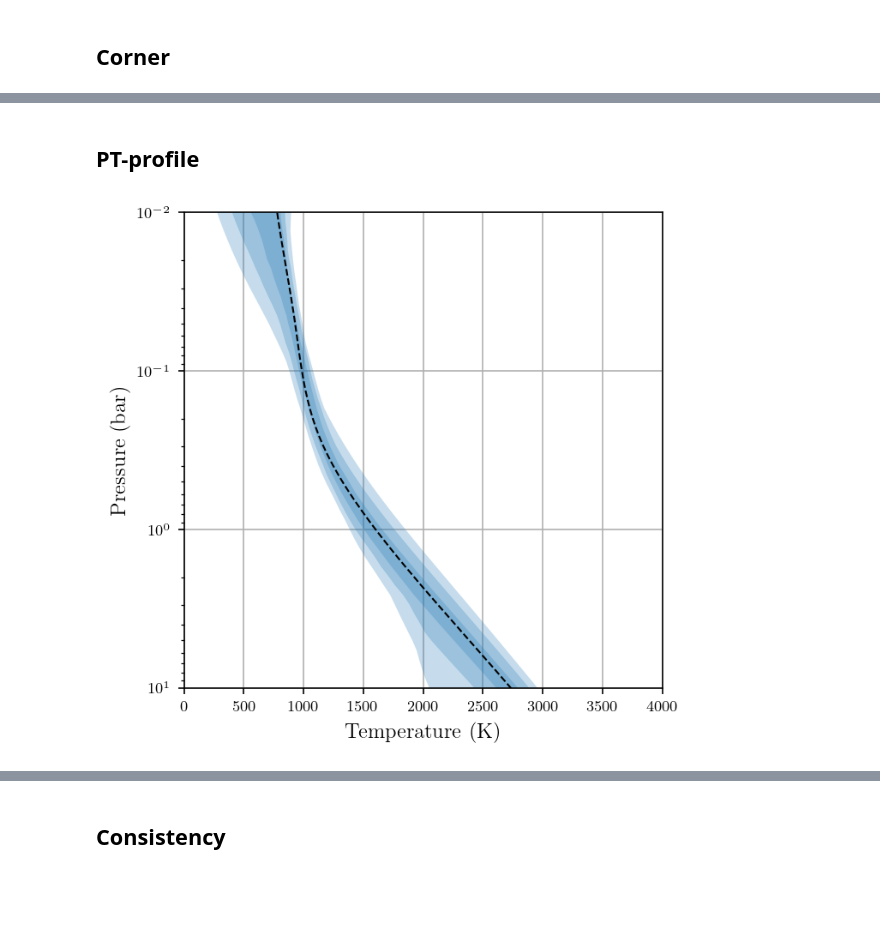
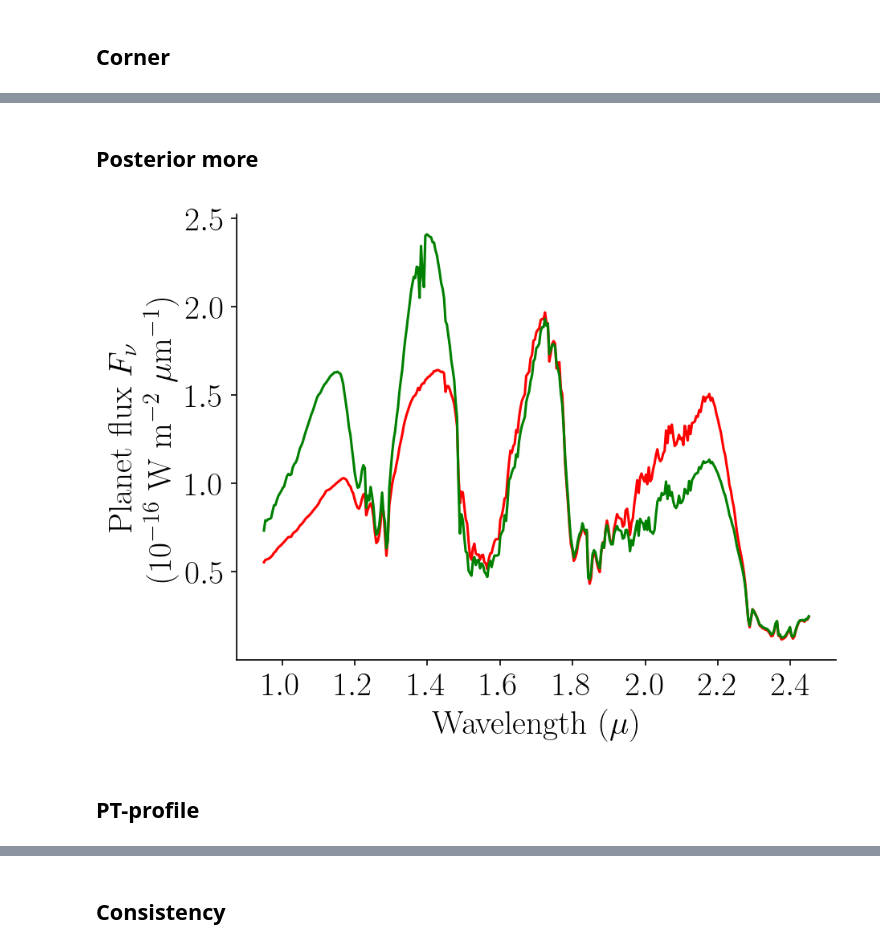
Before and after one commit to MalAstronomy/sbi-ear, a Jupyter notebook: eval.ipynb, the cells around one changed output, grey strips where cells are left out. Saved outputs shown, nothing was run; the diff lists cells and outputs as text; code cells hidden in the pictures; blank space fills up the shorter version.

```diff
--- a/eval.ipynb
+++ b/eval.ipynb
@@ -88,0 +381,2 @@ mark_point(fig, theta_star)
+# %% [markdown]
+## Posterior more
@@ -88,0 +387,22 @@ mark_point(fig, theta_star)
+# %%
+theta1, x1 = testset[505]
+theta2, x2 = testset[506]
+# %%
+fig, ax = plt.subplots()
+ax.plot(wlength, x1, color='red', label = r'$x_\textnormal{obs}$', linewidth= 1.5) #x*+$\epsilon$
+ax.plot(wlength, x2, color='green', label = r'$x_\textnormal{obs}$', linewidth= 1.5)
+ax.spines.right.set_visible(False)
+ax.spines.top.set_visible(False)
+
+# Only show ticks on the left and bottom spines
+ax.yaxis.set_ticks_position('left')
+ax.xaxis.set_ticks_position('bottom')
+
+plt.xlabel('Wavelength ($\mu$)', fontsize = 20)
+plt.ylabel(r'Planet flux $F_\nu$' '\n' r'(10$^{-16}$ W m$^{-2}$ $\mu$m$^{-1}$)', fontsize= 20)
+plt.xticks(fontsize=20)
+plt.yticks(fontsize =20)
+
+plt.show()
+# %% [output]
+[figure, added]
@@ -98,18 +418,0 @@ temperature_star = pt_profile(theta_star, pressure)
-# %%
-fig, ax = plt.subplots(figsize=(4.8, 4.8))
-
-for q in [0.997, 0.95, 0.68]:
-    left, right = np.quantile(temperature, [0.5 - q / 2, 0.5 + q / 2], axis=0)
-    ax.fill_betweenx(pressure, left, right, color='C0', alpha=0.25, linewidth=0)
-
-ax.plot(temperature_star, pressure, color='k', linestyle='--')
-
-ax.set_xlabel(r'Temperature $(\mathrm{K})$')
-ax.set_xlim(0, 4000)
-ax.set_ylabel(r'Pressure $(\mathrm{bar})$')
-ax.set_ylim(1e-2, 1e1)
-ax.set_yscale('log')
-ax.invert_yaxis()
-ax.grid()
-# %% [output]
-[figure, removed]
```
Also changed, not shown: parts of 34 cells of this notebook, 1 other file.
